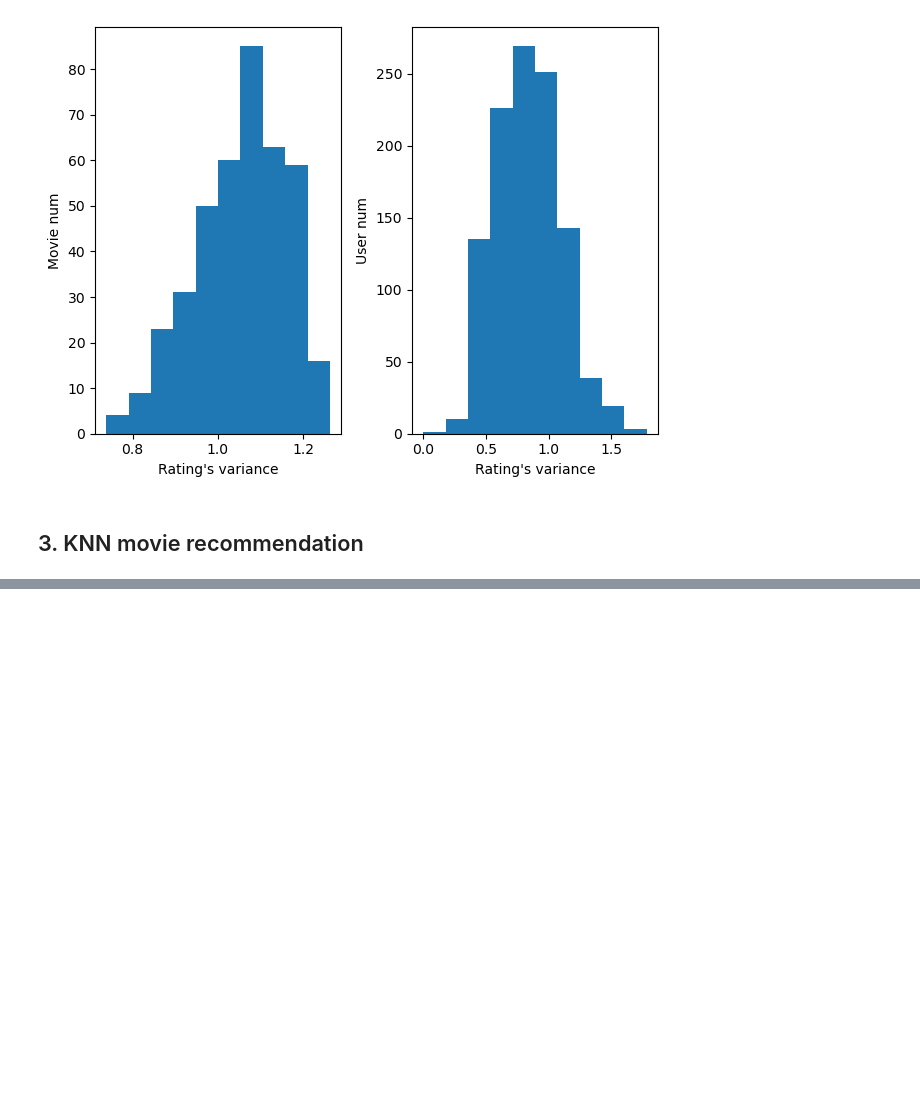
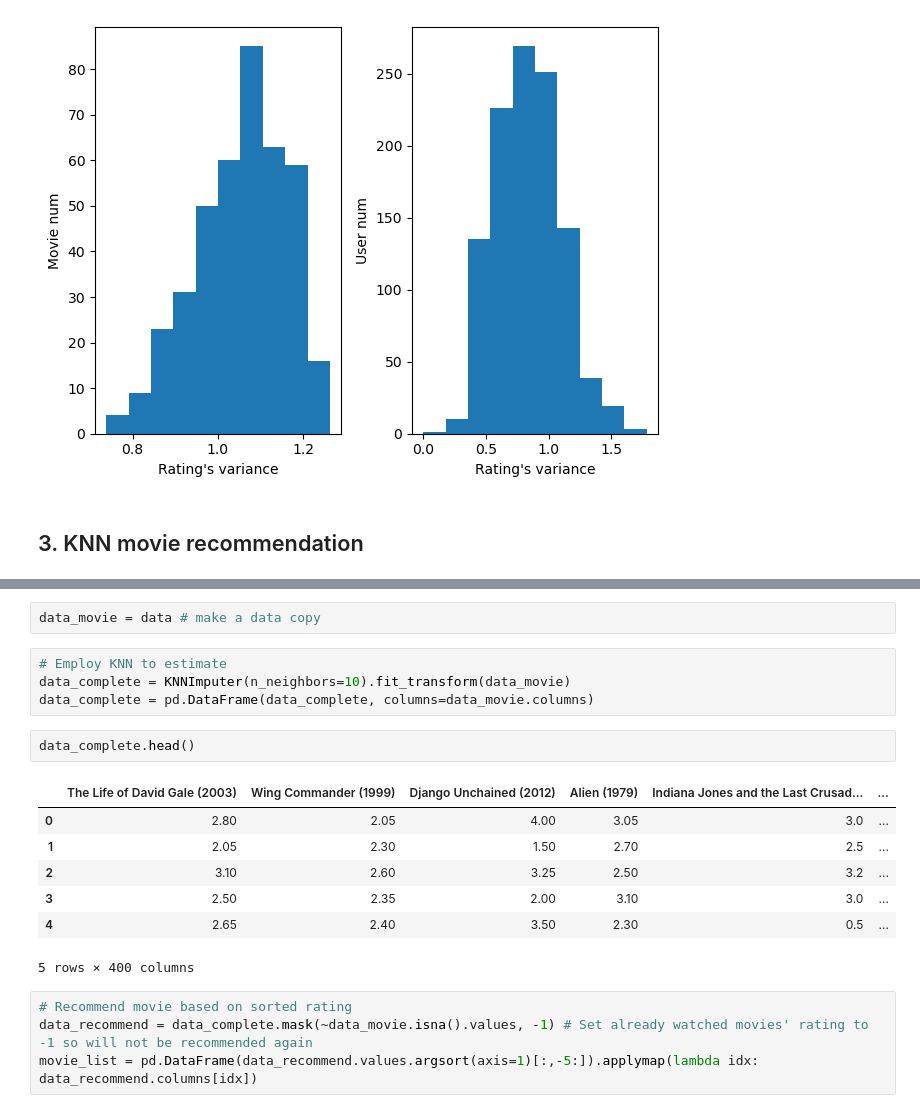
Before and after one commit to NuoLeiNYU/movie-recommendation-system, a Jupyter notebook: movie_recommender_analysis.ipynb, the cells around one changed output, grey strips where cells are left out. Cells and saved outputs as stored; diff of their text form; blank space fills up the shorter version.

```diff
--- a/movie_recommender_analysis.ipynb
+++ b/movie_recommender_analysis.ipynb
@@ -140,0 +153,20 @@ fig.tight_layout()
+# %%
+data_movie = data # make a data copy
+# %%
+# Employ KNN to estimate
+data_complete = KNNImputer(n_neighbors=10).fit_transform(data_movie)
+data_complete = pd.DataFrame(data_complete, columns=data_movie.columns)
+# %%
+data_complete.head()
+# %% [output]
+|  | The Life of David Gale (2003) | Wing Commander (1999) | Django Unchained (2012) | Alien (1979) | Indiana Jones and the Last Crusad... | ... |
+| 0 | 2.80 | 2.05 | 4.00 | 3.05 | 3.0 | ... |
+| 1 | 2.05 | 2.30 | 1.50 | 2.70 | 2.5 | ... |
+| 2 | 3.10 | 2.60 | 3.25 | 2.50 | 3.2 | ... |
+| 3 | 2.50 | 2.35 | 2.00 | 3.10 | 3.0 | ... |
+| 4 | 2.65 | 2.40 | 3.50 | 2.30 | 0.5 | ... |
+5 rows × 400 columns
+# %%
+# Recommend movie based on sorted rating
+data_recommend = data_complete.mask(~data_movie.isna().values, -1) # Set already watched movies' rating to -1 so will not be recommended again
+movie_list = pd.DataFrame(data_recommend.values.argsort(axis=1)[:,-5:]).applymap(lambda idx: data_recommend.columns[idx])
```
Also changed, not shown: parts of 14 cells of this notebook, 1 other file.
